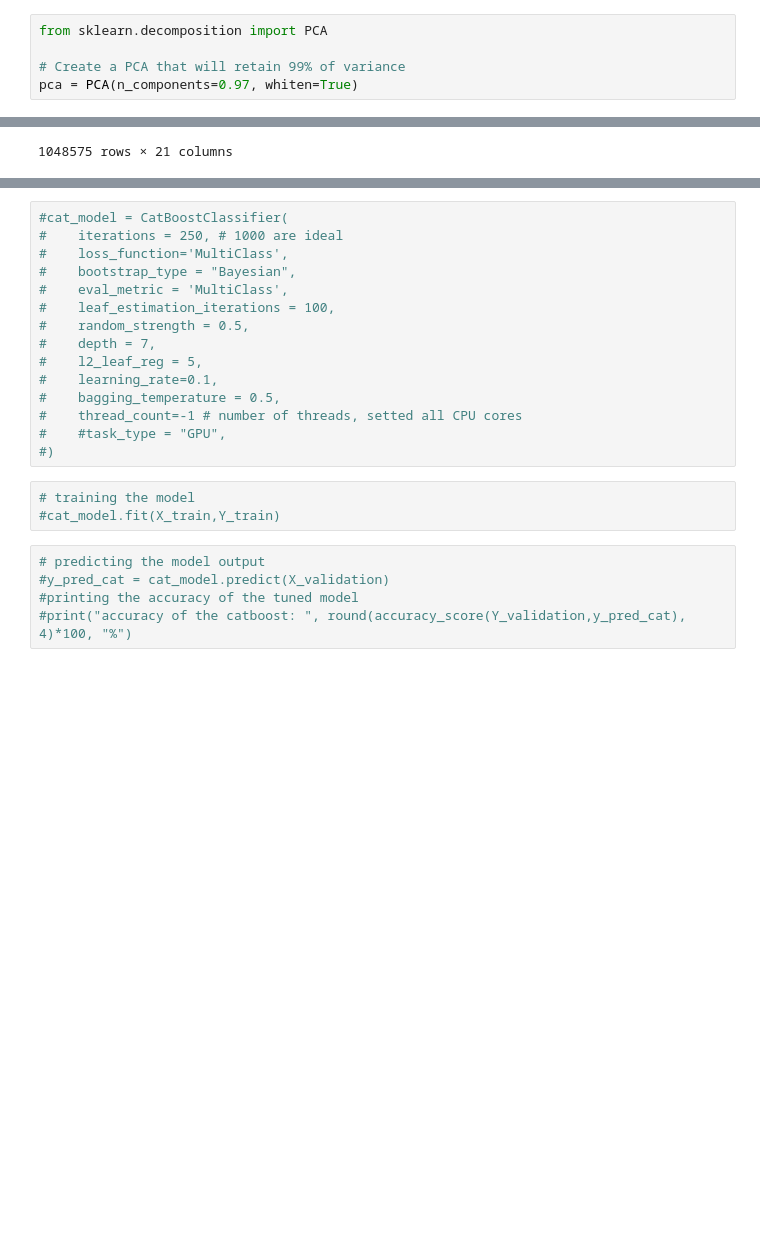
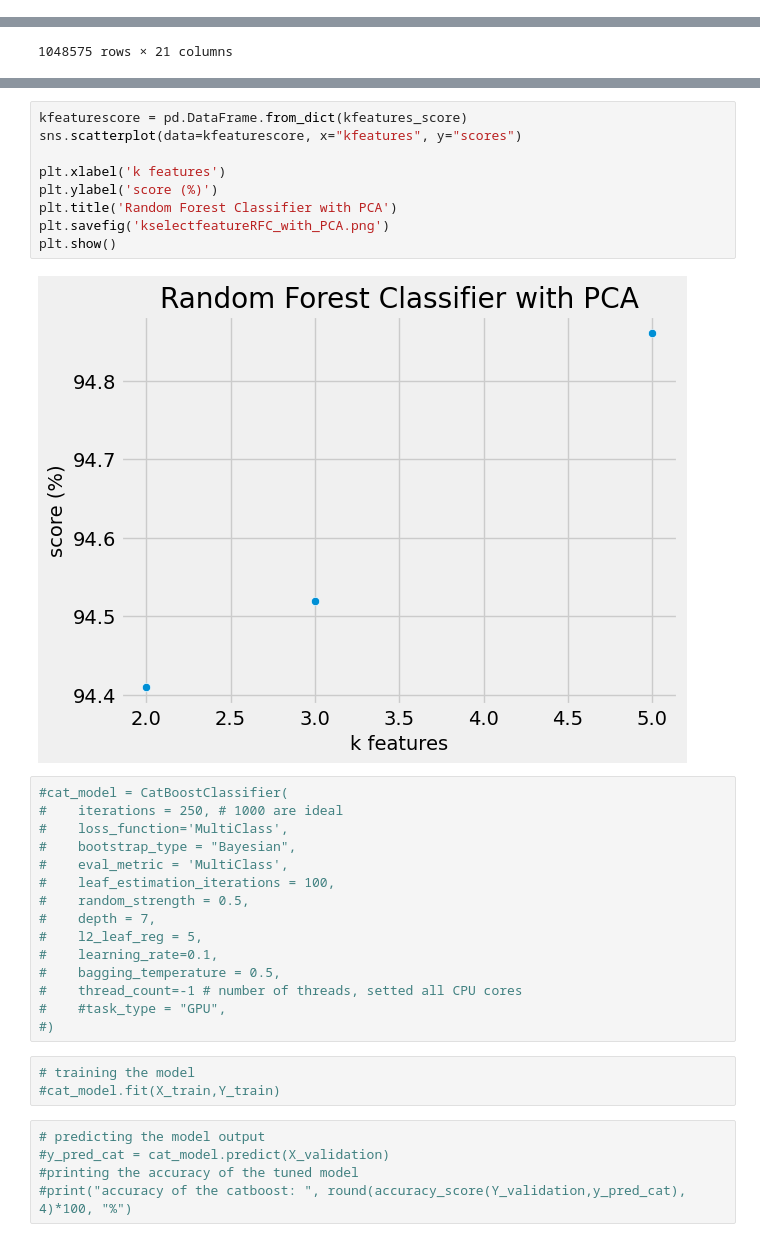
Before and after one commit to andvsilva/sentiment-analysis-deep-learning, a Jupyter notebook: notebooks/clustering.ipynb, the cells around one changed output, grey strips where cells are left out. Cells and saved outputs as stored; diff of their text form; blank space fills up the shorter version.

```diff
--- a/notebooks/clustering.ipynb
+++ b/notebooks/clustering.ipynb
@@ -657,8 +660,3 @@ column_names
  'HIPERTENSION',
  'RENAL_CHRONIC',
  'CLASIFFICATION_FINAL']
-# %%
-from sklearn.decomposition import PCA
-
-# Create a PCA that will retain 99% of variance
-pca = PCA(n_components=0.97, whiten=True)
@@ -855,3 +901,14 @@ plt.show()
+# %%
+kfeaturescore = pd.DataFrame.from_dict(kfeatures_score)
+sns.scatterplot(data=kfeaturescore, x="kfeatures", y="scores")
+
+plt.xlabel('k features')
+plt.ylabel('score (%)')
+plt.title('Random Forest Classifier with PCA')
+plt.savefig('kselectfeatureRFC_with_PCA.png')
+plt.show()
+# %% [output]
+[figure, added]
 # %%
 #cat_model = CatBoostClassifier(
 #    iterations = 250, # 1000 are ideal
```
Also changed, not shown: parts of 20 cells of this notebook, 4 other files.
